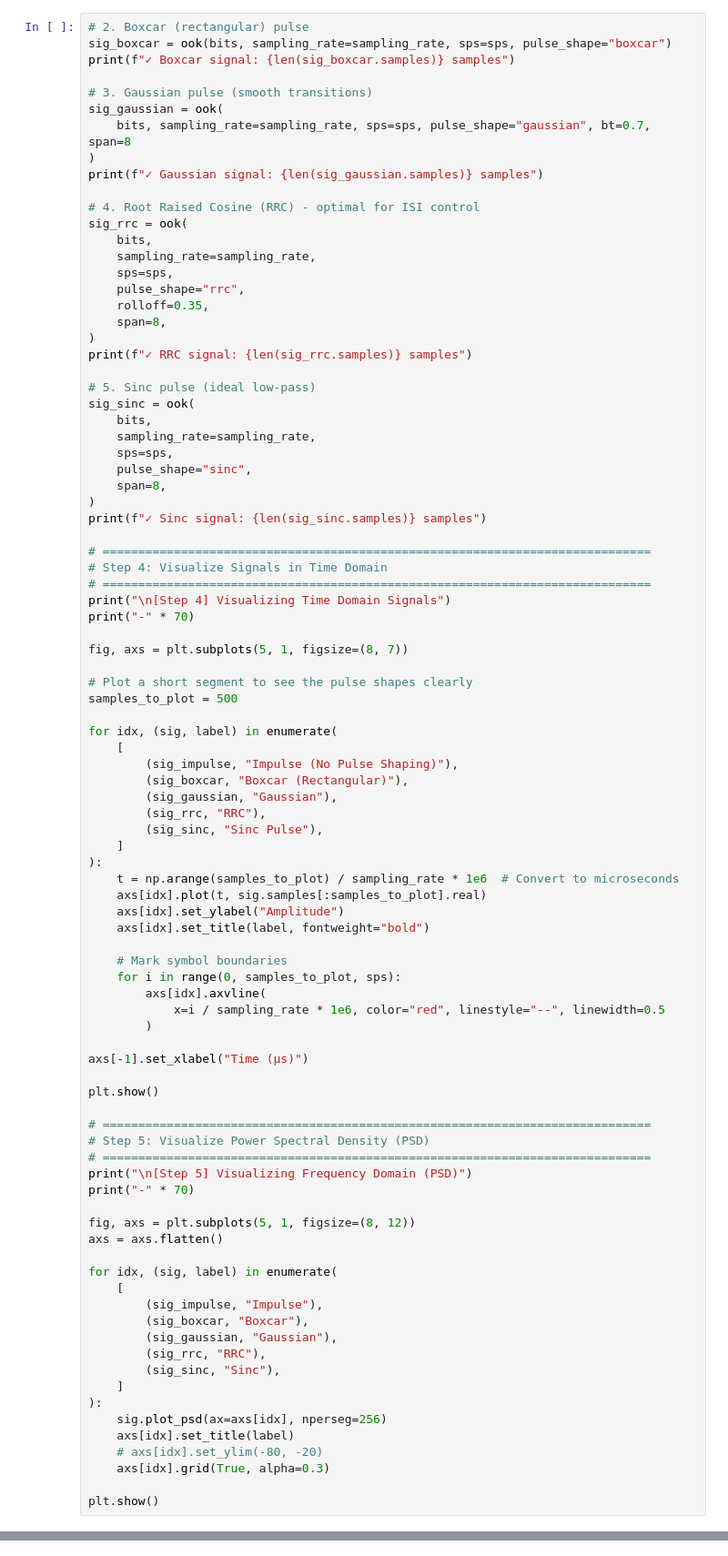
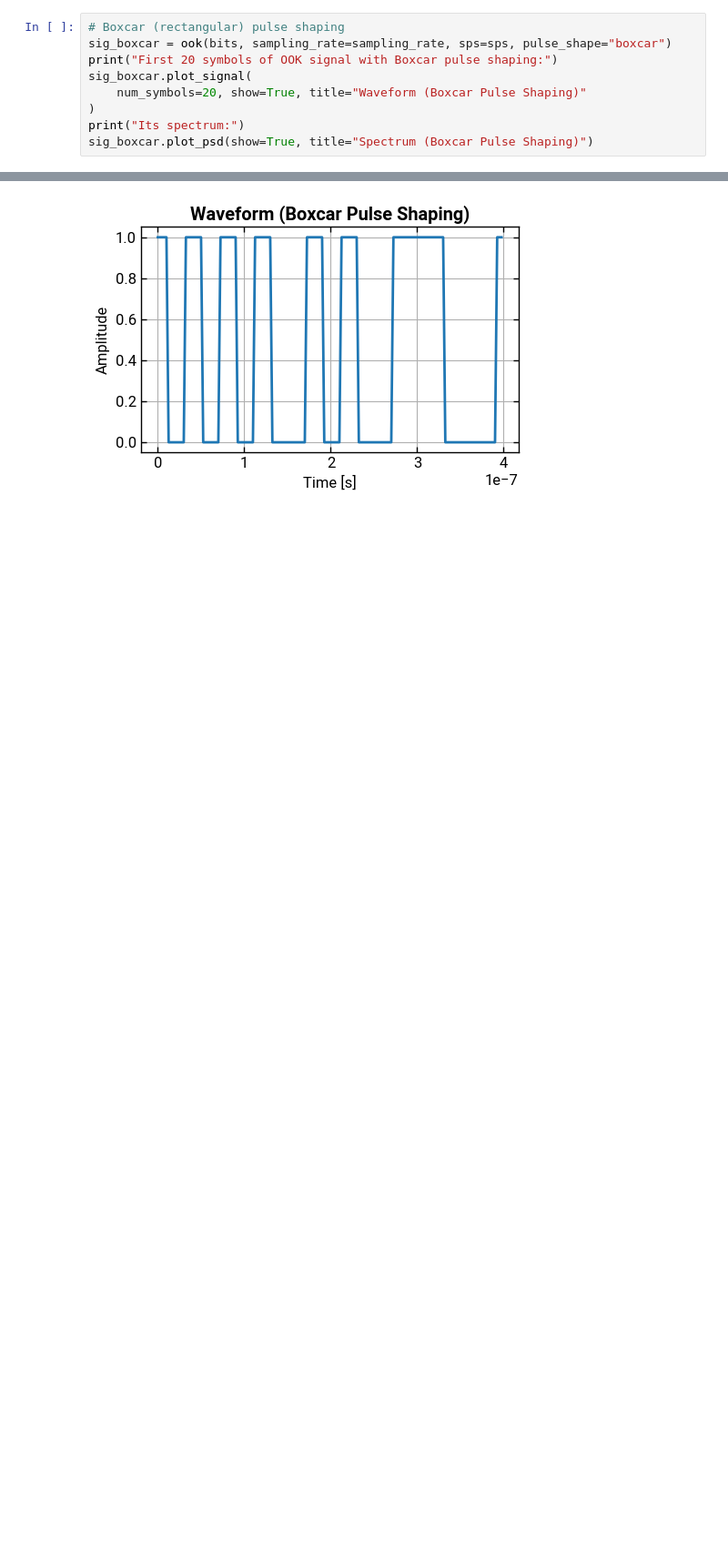
Before and after one commit to lokgar/commstools, a Jupyter notebook: examples/00-basics.ipynb, the cells around one changed output, grey strips where cells are left out. Shown at 91% size. Drawn from its saved outputs; the diff is of its cells as text; blank space fills up the shorter version.

```diff
--- a/examples/00-basics.ipynb
+++ b/examples/00-basics.ipynb
@@ -42,91 +46,10 @@ _ = sig_impulse.plot_psd()
 # %%
-# 2. Boxcar (rectangular) pulse
+# Boxcar (rectangular) pulse shaping
 sig_boxcar = ook(bits, sampling_rate=sampling_rate, sps=sps, pulse_shape="boxcar")
-print(f"✓ Boxcar signal: {len(sig_boxcar.samples)} samples")
-
-# 3. Gaussian pulse (smooth transitions)
-sig_gaussian = ook(
-    bits, sampling_rate=sampling_rate, sps=sps, pulse_shape="gaussian", bt=0.7, span=8
+print("First 20 symbols of OOK signal with Boxcar pulse shaping:")
+sig_boxcar.plot_signal(
+    num_symbols=20, show=True, title="Waveform (Boxcar Pulse Shaping)"
 )
-print(f"✓ Gaussian signal: {len(sig_gaussian.samples)} samples")
-
-# 4. Root Raised Cosine (RRC) - optimal for ISI control
-sig_rrc = ook(
-    bits,
-    sampling_rate=sampling_rate,
-    sps=sps,
-    pulse_shape="rrc",
-    rolloff=0.35,
-    span=8,
-)
-print(f"✓ RRC signal: {len(sig_rrc.samples)} samples")
-
-# 5. Sinc pulse (ideal low-pass)
-sig_sinc = ook(
-    bits,
-    sampling_rate=sampling_rate,
-    sps=sps,
-    pulse_shape="sinc",
-    span=8,
-)
-print(f"✓ Sinc signal: {len(sig_sinc.samples)} samples")
-
-# =============================================================================
-# Step 4: Visualize Signals in Time Domain
-# =============================================================================
-print("\n[Step 4] Visualizing Time Domain Signals")
-print("-" * 70)
-
-fig, axs = plt.subplots(5, 1, figsize=(8, 7))
-
-# Plot a short segment to see the pulse shapes clearly
-samples_to_plot = 500
-
-for idx, (sig, label) in enumerate(
-    [
-        (sig_impulse, "Impulse (No Pulse Shaping)"),
-        (sig_boxcar, "Boxcar (Rectangular)"),
-        (sig_gaussian, "Gaussian"),
-        (sig_rrc, "RRC"),
-        (sig_sinc, "Sinc Pulse"),
-    ]
-):
-    t = np.arange(samples_to_plot) / sampling_rate * 1e6  # Convert to microseconds
-    axs[idx].plot(t, sig.samples[:samples_to_plot].real)
-    axs[idx].set_ylabel("Amplitude")
-    axs[idx].set_title(label, fontweight="bold")
-
-    # Mark symbol boundaries
-    for i in range(0, samples_to_plot, sps):
-        axs[idx].axvline(
-            x=i / sampling_rate * 1e6, color="red", linestyle="--", linewidth=0.5
-        )
-
-axs[-1].set_xlabel("Time (μs)")
-
-plt.show()
-
-# =============================================================================
-# Step 5: Visualize Power Spectral Density (PSD)
-# =============================================================================
-print("\n[Step 5] Visualizing Frequency Domain (PSD)")
-print("-" * 70)
-
-fig, axs = plt.subplots(5, 1, figsize=(8, 12))
-axs = axs.flatten()
-
-for idx, (sig, label) in enumerate(
-    [
-        (sig_impulse, "Impulse"),
-        (sig_boxcar, "Boxcar"),
-        (sig_gaussian, "Gaussian"),
-        (sig_rrc, "RRC"),
-        (sig_sinc, "Sinc"),
-    ]
-):
-    sig.plot_psd(ax=axs[idx], nperseg=256)
-    axs[idx].set_title(label)
-    # axs[idx].set_ylim(-80, -20)
-    axs[idx].grid(True, alpha=0.3)
-
-plt.show()
+print("Its spectrum:")
+sig_boxcar.plot_psd(show=True, title="Spectrum (Boxcar Pulse Shaping)")
+# %% [output]
@@ -132,0 +57 @@ plt.show()
+[figure, added]
```
Also changed, not shown: parts of 17 cells of this notebook, 21 other files.
